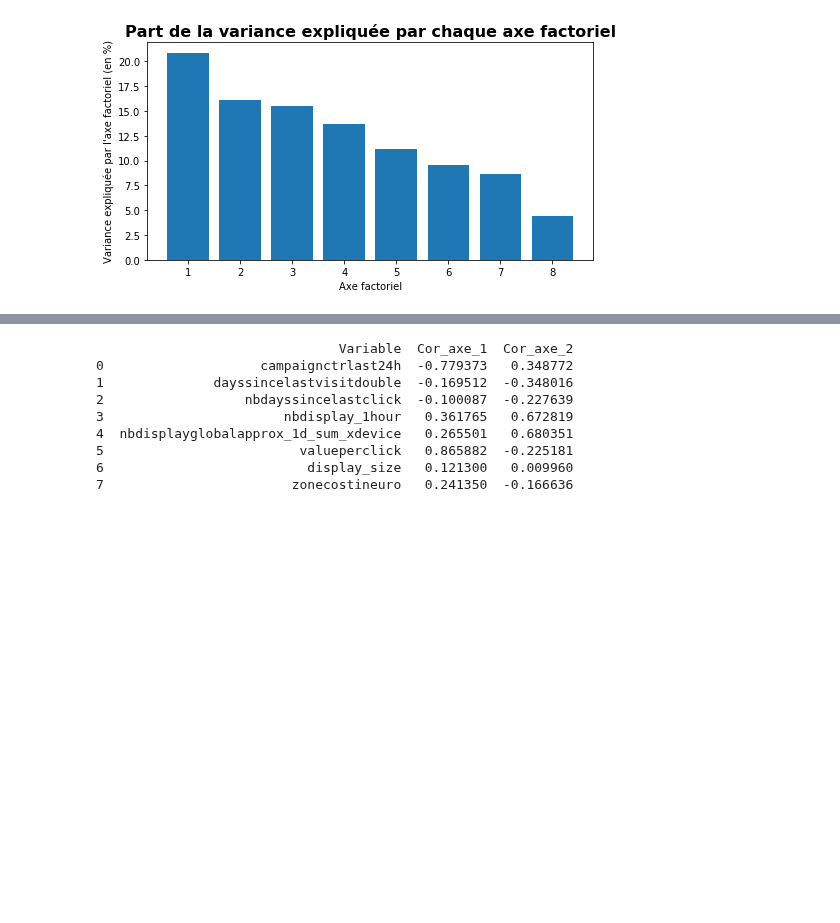
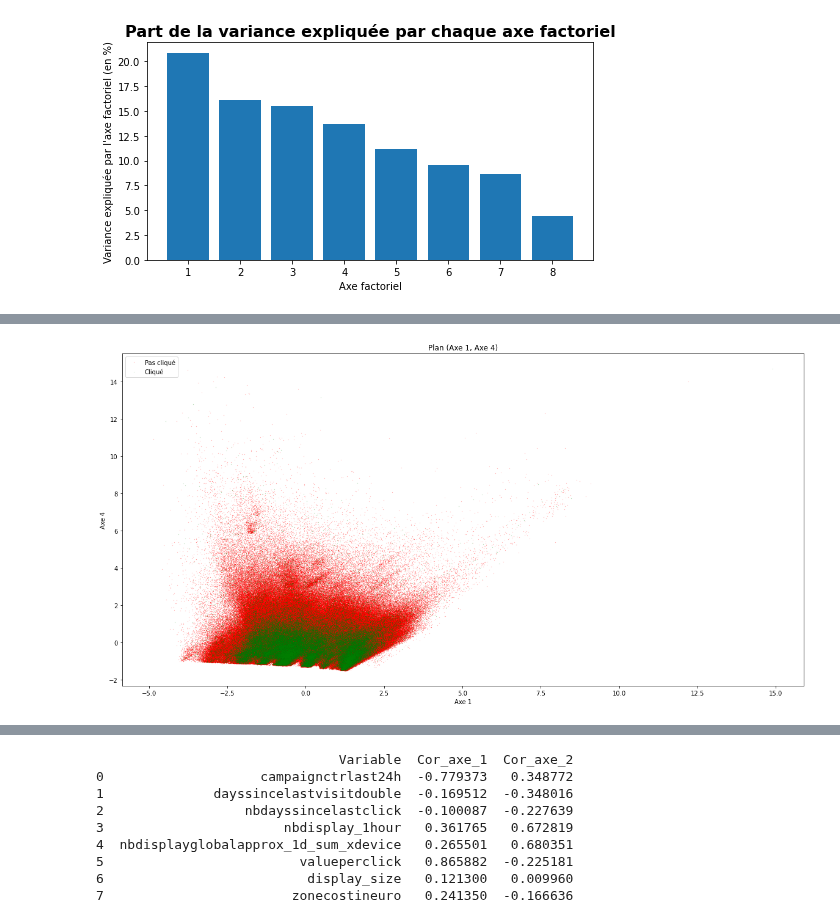
Before and after one commit to baptiste-pasquier/statapp, a Jupyter notebook: acp.ipynb, the cells around one changed output, grey strips where cells are left out. Saved outputs shown, nothing was run; the diff lists cells and outputs as text; code cells hidden in the pictures; blank space fills up the shorter version.

```diff
--- a/acp.ipynb
+++ b/acp.ipynb
@@ -161,10 +169,14 @@ plt.close()
 # %%
+plt.figure(figsize=(20,10))
 plt.plot(coord_1_not_cliqued, coord_4_not_cliqued, '.', color='r', linestyle="None", markersize=0.2)
 plt.plot(coord_1_cliqued, coord_4_cliqued, '.', color='g', linestyle="None", markersize=0.2)
 plt.xlabel('Axe 1')
 plt.ylabel('Axe 4')
 plt.title('Plan (Axe 1, Axe 4)')
 plt.legend(['Pas cliqué', 'Cliqué'])
-plt.savefig('plan_axe1_axe4.png', dpi = 500, bbox_inches='tight', figsize=(10,6))
-plt.close()
+# plt.savefig('plan_axe1_axe4.png', dpi = 500, bbox_inches='tight', figsize=(10,6))
+# plt.close()
+plt.show()
+# %% [output]
+[figure, added]
 # %%
```
Also changed, not shown: parts of 7 cells of this notebook, 7 other files.
